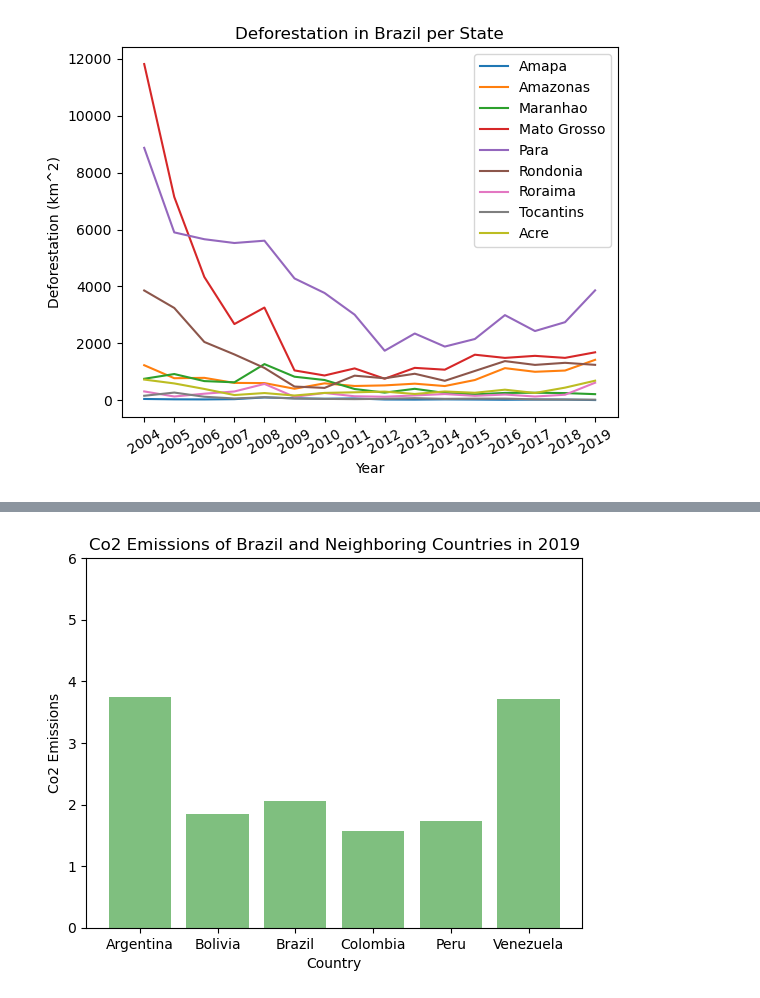
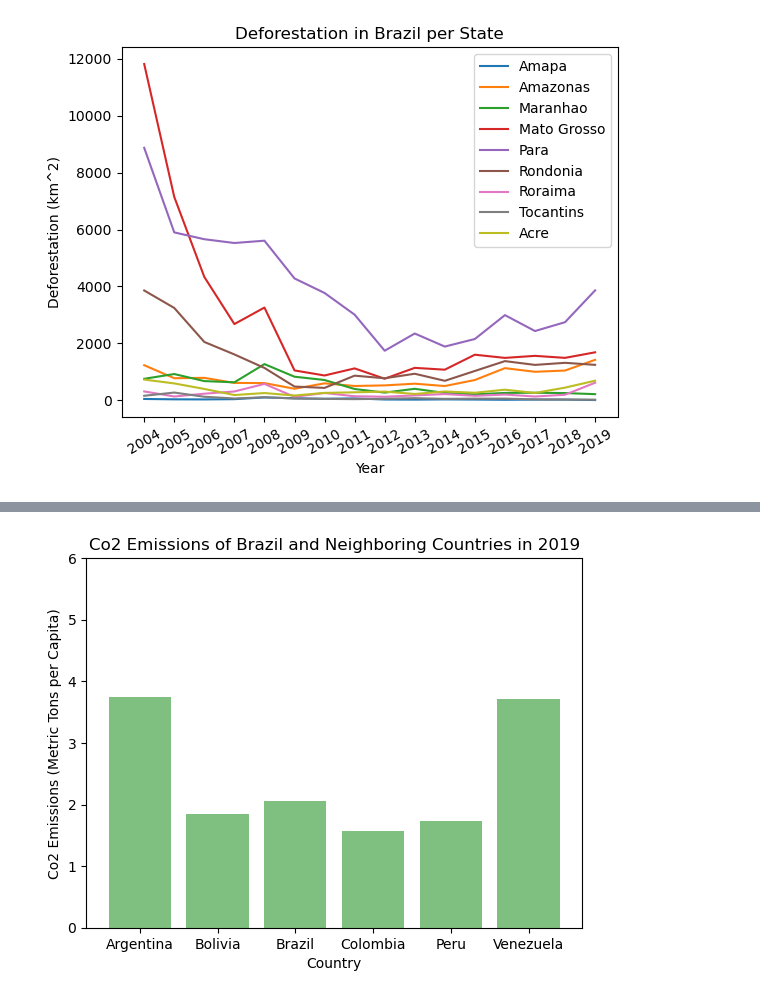
Before and after one commit to Xthe23/Amazon-Deforestation-and-CO2-Emissions, a Jupyter notebook: main.ipynb, the cells around one changed output, grey strips where cells are left out. Saved outputs shown, nothing was run; the diff lists cells and outputs as text; code cells hidden in the pictures.

```diff
--- a/main.ipynb
+++ b/main.ipynb
@@ -365,11 +365,11 @@ plt.show()
 # %%
 plt.bar(countries, emissions_2019, alpha = 0.5, color = 'g')
 plt.xlabel('Country')
-plt.ylabel('Co2 Emissions')
+plt.ylabel('Co2 Emissions (Metric Tons per Capita)')
 plt.title('Co2 Emissions of Brazil and Neighboring Countries in 2019')
 plt.ylim(0,6)
 plt.savefig('Visualizations/2019_emissions_w_neighboring_countries.png')
 
 plt.show()
 # %% [output]
-[figure, old version]
+[figure, new version]
```
Also changed, not shown: parts of 3 cells of this notebook, 4 other files.
